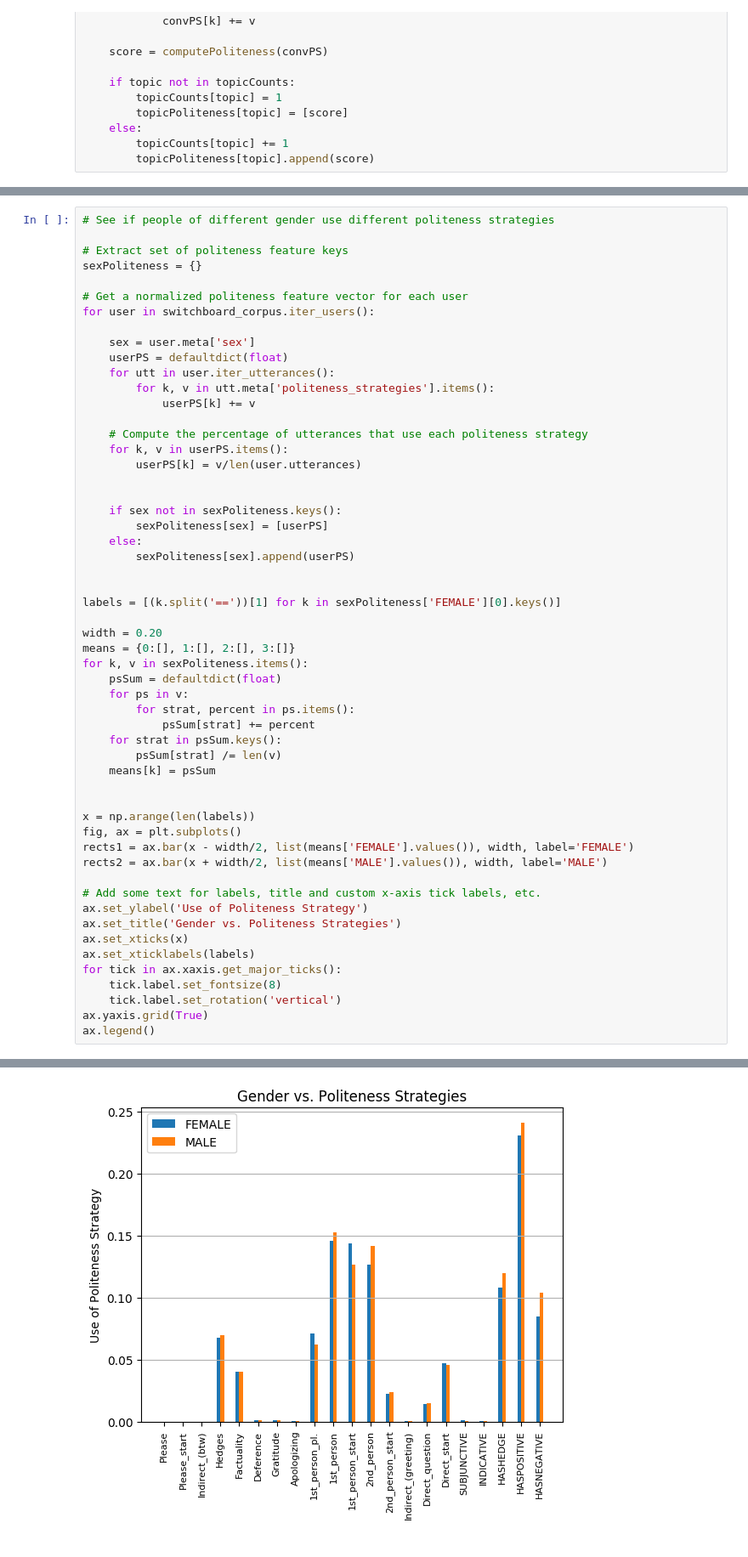
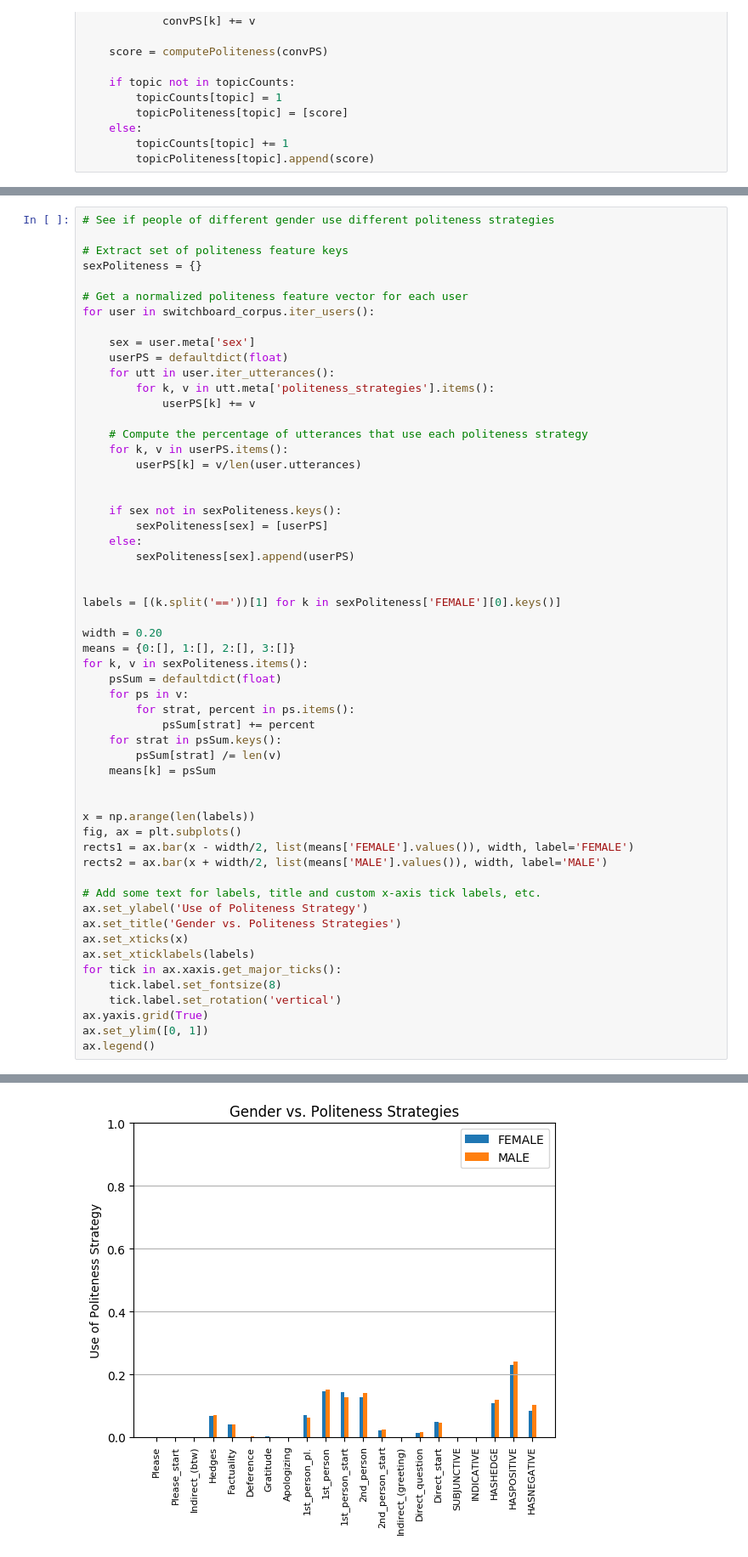
Before and after one commit to Gnome42/Cornell-Conversational-Analysis-Toolkit, a Jupyter notebook: datasets/switchboard-corpus/D2_data_analysis.ipynb, the cells around one changed output, grey strips where cells are left out. Shown: that part at 85% size. Saved outputs shown, nothing was run; the diff lists cells and outputs as text.

```diff
--- a/datasets/switchboard-corpus/D2_data_analysis.ipynb
+++ b/datasets/switchboard-corpus/D2_data_analysis.ipynb
@@ -385,31 +386,32 @@ labels = [(k.split('=='))[1] for k in sexPoliteness['FEMALE'][0].keys()]
 
 width = 0.20
 means = {0:[], 1:[], 2:[], 3:[]}
 for k, v in sexPoliteness.items():
     psSum = defaultdict(float)
     for ps in v:
         for strat, percent in ps.items():
             psSum[strat] += percent
     for strat in psSum.keys():
         psSum[strat] /= len(v)
     means[k] = psSum
 
 
 x = np.arange(len(labels))
 fig, ax = plt.subplots()
 rects1 = ax.bar(x - width/2, list(means['FEMALE'].values()), width, label='FEMALE')
 rects2 = ax.bar(x + width/2, list(means['MALE'].values()), width, label='MALE')
 
 # Add some text for labels, title and custom x-axis tick labels, etc.
 ax.set_ylabel('Use of Politeness Strategy')
 ax.set_title('Gender vs. Politeness Strategies')
 ax.set_xticks(x)
 ax.set_xticklabels(labels)
 for tick in ax.xaxis.get_major_ticks():
     tick.label.set_fontsize(8)
     tick.label.set_rotation('vertical')
 ax.yaxis.grid(True)
+ax.set_ylim([0, 1])
 ax.legend()
 # %% [output]
 <matplotlib.legend.Legend at 0x...>
-[figure, old version]
+[figure, new version]
```
Also changed, not shown: parts of 3 cells of this notebook.
